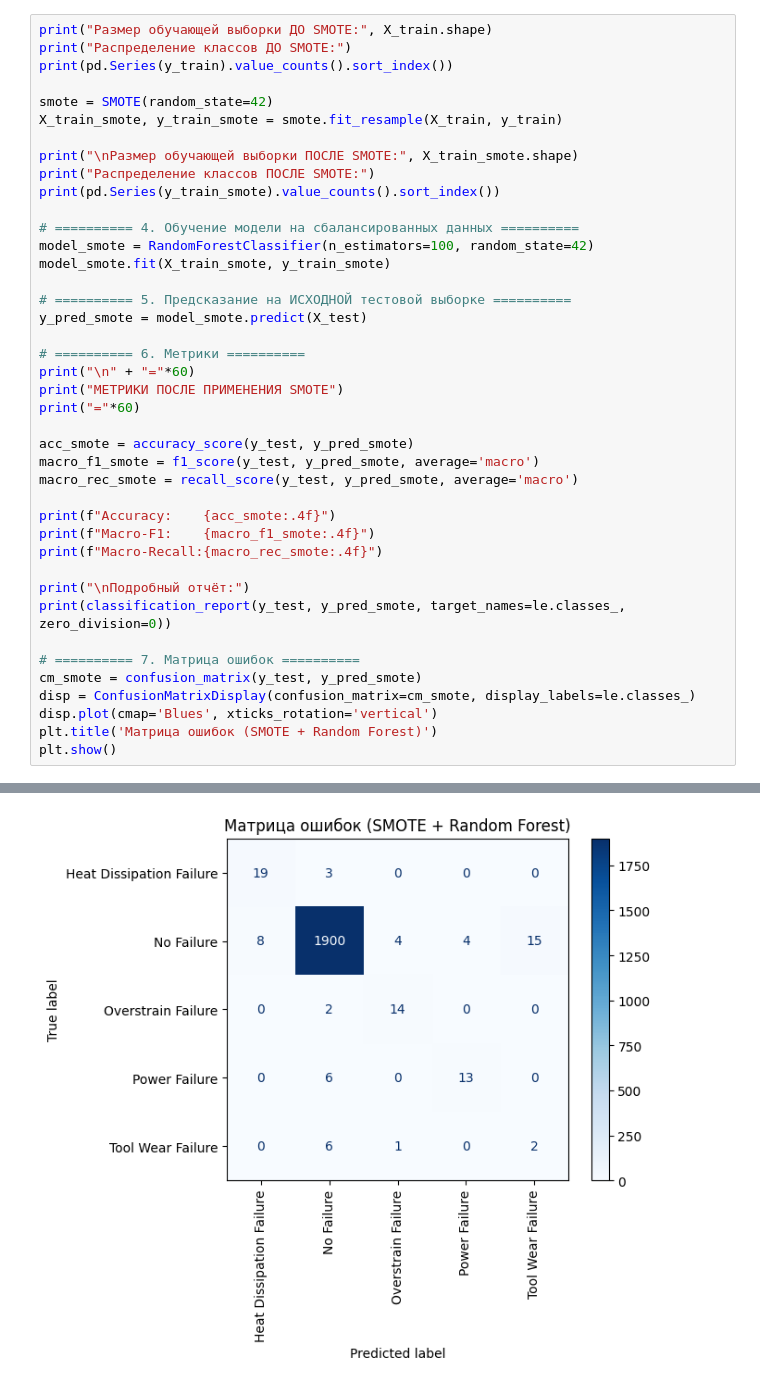
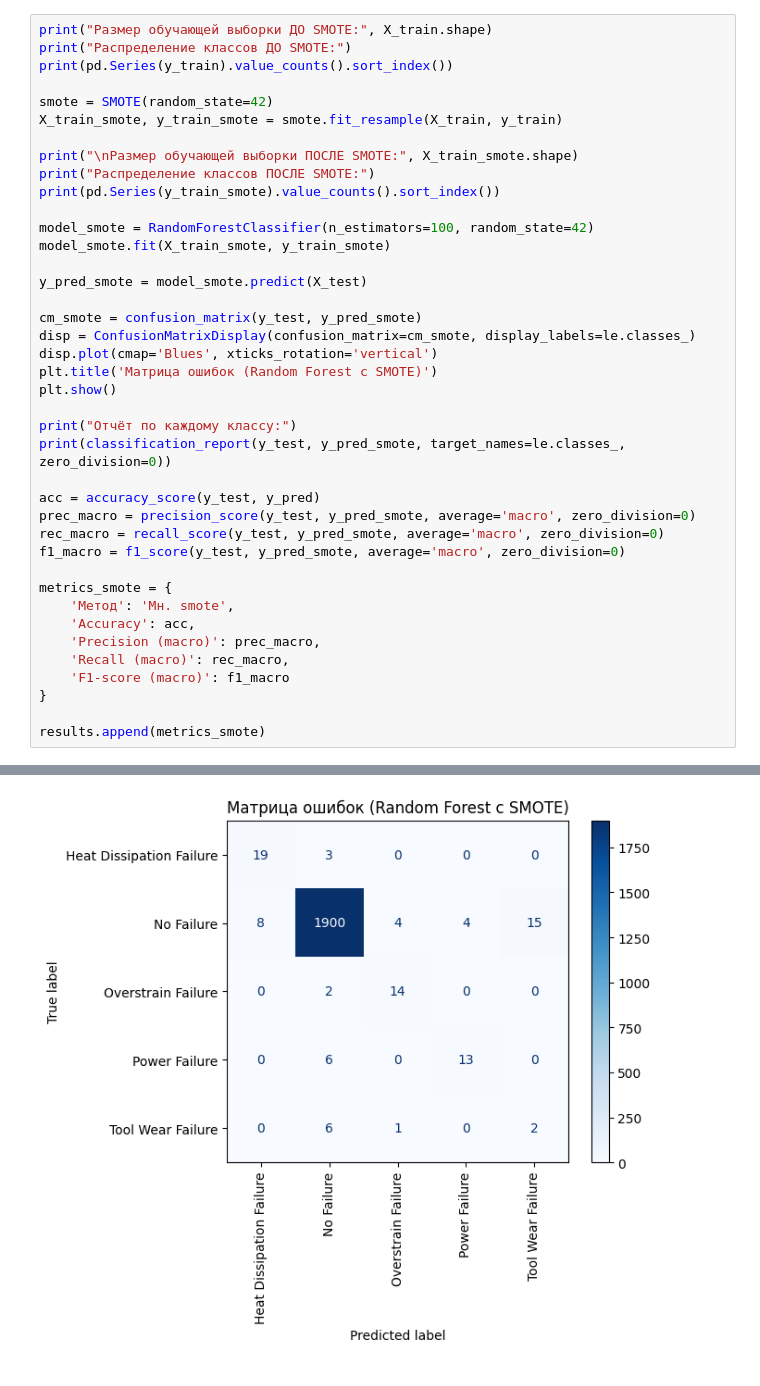
Before and after one commit to lilo5425/ML_balancing, a Jupyter notebook: Balance.ipynb, the cells around one changed output, grey strips where cells are left out. Saved outputs shown, nothing was run; the diff lists cells and outputs as text.

```diff
--- a/Balance.ipynb
+++ b/Balance.ipynb
@@ -188,35 +405,34 @@ print("\nРазмер обучающей выборки ПОСЛЕ SMOTE:", X_tr
 print("Распределение классов ПОСЛЕ SMOTE:")
 print(pd.Series(y_train_smote).value_counts().sort_index())
 
-# ========== 4. Обучение модели на сбалансированных данных ==========
 model_smote = RandomForestClassifier(n_estimators=100, random_state=42)
 model_smote.fit(X_train_smote, y_train_smote)
 
-# ========== 5. Предсказание на ИСХОДНОЙ тестовой выборке ==========
 y_pred_smote = model_smote.predict(X_test)
 
-# ========== 6. Метрики ==========
-print("\n" + "="*60)
-print("МЕТРИКИ ПОСЛЕ ПРИМЕНЕНИЯ SMOTE")
-print("="*60)
-
-acc_smote = accuracy_score(y_test, y_pred_smote)
-macro_f1_smote = f1_score(y_test, y_pred_smote, average='macro')
-macro_rec_smote = recall_score(y_test, y_pred_smote, average='macro')
-
-print(f"Accuracy:    {acc_smote:.4f}")
-print(f"Macro-F1:    {macro_f1_smote:.4f}")
-print(f"Macro-Recall:{macro_rec_smote:.4f}")
-
-print("\nПодробный отчёт:")
-print(classification_report(y_test, y_pred_smote, target_names=le.classes_, zero_division=0))
-
-# ========== 7. Матрица ошибок ==========
 cm_smote = confusion_matrix(y_test, y_pred_smote)
 disp = ConfusionMatrixDisplay(confusion_matrix=cm_smote, display_labels=le.classes_)
 disp.plot(cmap='Blues', xticks_rotation='vertical')
-plt.title('Матрица ошибок (SMOTE + Random Forest)')
+plt.title('Матрица ошибок (Random Forest с SMOTE)')
 plt.show()
+
+print("Отчёт по каждому классу:")
+print(classification_report(y_test, y_pred_smote, target_names=le.classes_, zero_division=0))
+
+acc = accuracy_score(y_test, y_pred)
+prec_macro = precision_score(y_test, y_pred_smote, average='macro', zero_division=0)
+rec_macro = recall_score(y_test, y_pred_smote, average='macro', zero_division=0)
+f1_macro = f1_score(y_test, y_pred_smote, average='macro', zero_division=0)
+
+metrics_smote = {
+    'Метод': 'Мн. smote',
+    'Accuracy': acc,
+    'Precision (macro)': prec_macro,
+    'Recall (macro)': rec_macro,
+    'F1-score (macro)': f1_macro
+}
+
+results.append(metrics_smote)
 # %% [output]
 Размер обучающей выборки ДО SMOTE: (7985, 8)
 Распределение классов ДО SMOTE:
@@ -238 +454 @@ Name: count, dtype: int64
-[figure, old version]
+[figure, new version]
```
Also changed, not shown: parts of 20 cells of this notebook.
